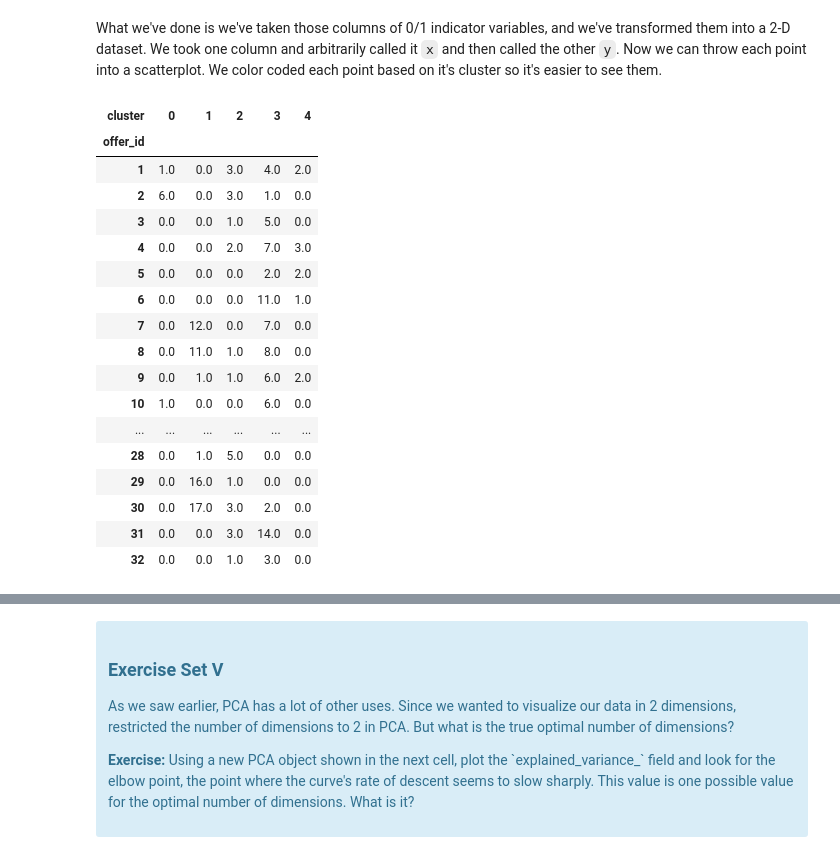
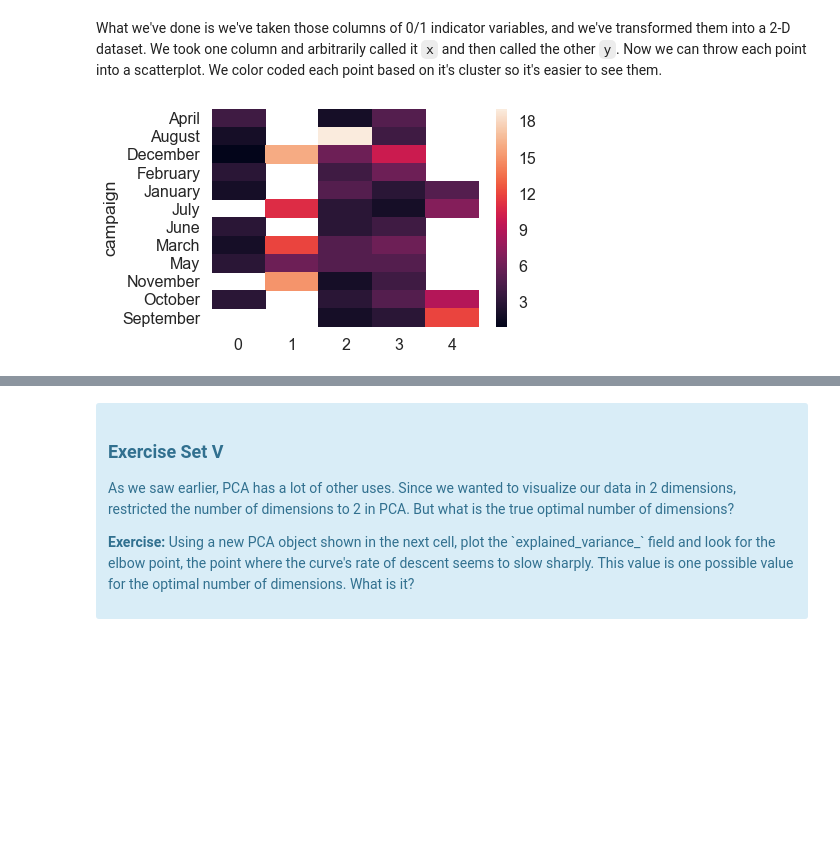
Before and after one commit to liconver/Customer-Segmentation-Using-Clustering, a Jupyter notebook: Mini_Project_Clustering.ipynb, the cells around one changed output, grey strips where cells are left out. Drawn from its saved outputs; the diff is of its cells as text; code cells hidden in the pictures; blank space fills up the shorter version.

```diff
--- a/Mini_Project_Clustering.ipynb
+++ b/Mini_Project_Clustering.ipynb
@@ -308,23 +308,3 @@ What we've done is we've taken those columns of 0/1 indicator variables, and we'
 # %%
 clusters =matrix.groupby(['cluster']).sum()
 clusters = clusters.T
-clusters
-# %% [output]
-| cluster | 0 | 1 | 2 | 3 | 4 |
-| offer_id |  |  |  |  |  |
-| 1 | 1.0 | 0.0 | 3.0 | 4.0 | 2.0 |
-| 2 | 6.0 | 0.0 | 3.0 | 1.0 | 0.0 |
-| 3 | 0.0 | 0.0 | 1.0 | 5.0 | 0.0 |
-| 4 | 0.0 | 0.0 | 2.0 | 7.0 | 3.0 |
-| 5 | 0.0 | 0.0 | 0.0 | 2.0 | 2.0 |
-| 6 | 0.0 | 0.0 | 0.0 | 11.0 | 1.0 |
-| 7 | 0.0 | 12.0 | 0.0 | 7.0 | 0.0 |
-| 8 | 0.0 | 11.0 | 1.0 | 8.0 | 0.0 |
-| 9 | 0.0 | 1.0 | 1.0 | 6.0 | 2.0 |
-| 10 | 1.0 | 0.0 | 0.0 | 6.0 | 0.0 |
-| ... | ... | ... | ... | ... | ... |
-| 28 | 0.0 | 1.0 | 5.0 | 0.0 | 0.0 |
-| 29 | 0.0 | 16.0 | 1.0 | 0.0 | 0.0 |
-| 30 | 0.0 | 17.0 | 3.0 | 2.0 | 0.0 |
-| 31 | 0.0 | 0.0 | 3.0 | 14.0 | 0.0 |
-| 32 | 0.0 | 0.0 | 1.0 | 3.0 | 0.0 |
@@ -330,0 +314,5 @@ clusters
+# %%
+clusterscamp = cluster2.groupby('campaign')[[0,1,2,3,4]].agg('max')
+ax = sns.heatmap(clusterscamp)
+# %% [output]
+[figure, added]
```
Also changed, not shown: parts of 9 cells of this notebook.
